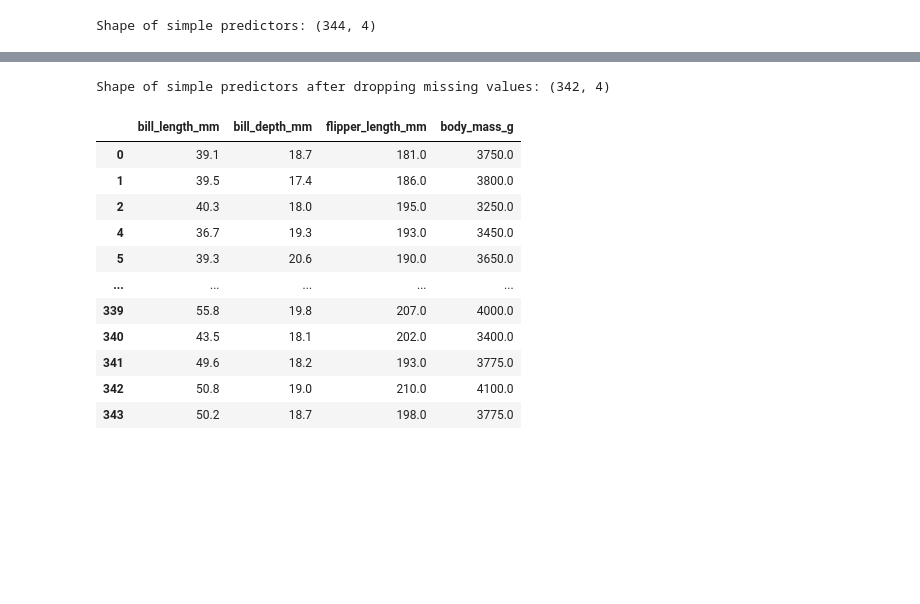
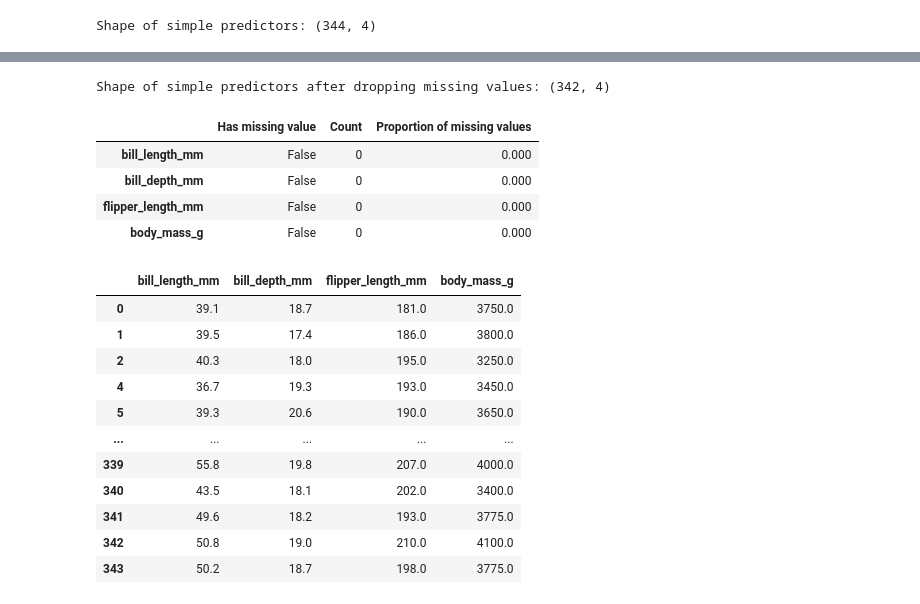
Before and after one commit to matthew-balogh/data-science-club-clustering-project, a Jupyter notebook: datasets/penguins/simple/penguins.ipynb, the cells around one changed output, grey strips where cells are left out. Drawn from its saved outputs; the diff is of its cells as text; code cells hidden in the pictures; blank space fills up the shorter version.

```diff
--- a/datasets/penguins/simple/penguins.ipynb
+++ b/datasets/penguins/simple/penguins.ipynb
@@ -54,10 +100,16 @@ Shape of simple predictors: (344, 4)
 # %%
 # drop records containing missing values
 predictors_simple.dropna(inplace=True)
 
 print(f"Shape of simple predictors after dropping missing values: {predictors_simple.shape}")
+display_missing_value_info(predictors_simple)
 # %% [output]
 Shape of simple predictors after dropping missing values: (342, 4)
+|  | Has missing value | Count | Proportion of missing values |
+| bill_length_mm | False | 0 | 0.000 |
+| bill_depth_mm | False | 0 | 0.000 |
+| flipper_length_mm | False | 0 | 0.000 |
+| body_mass_g | False | 0 | 0.000 |
 # %%
 predictors_simple
 # %% [output]
```
Also changed, not shown: parts of 4 cells of this notebook.
